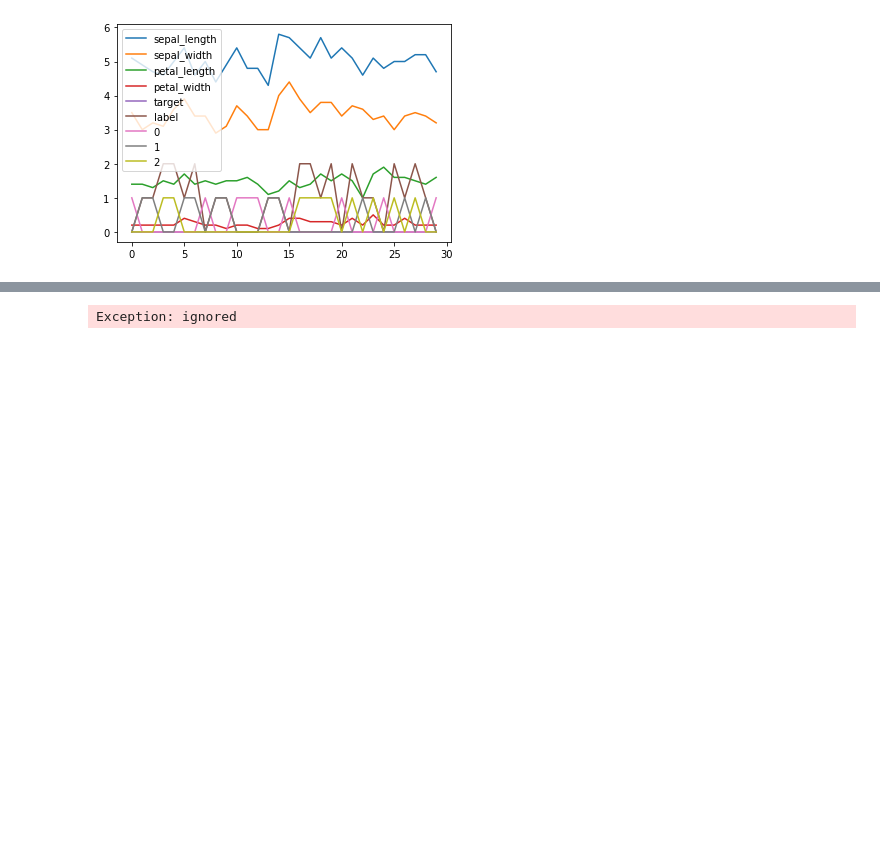
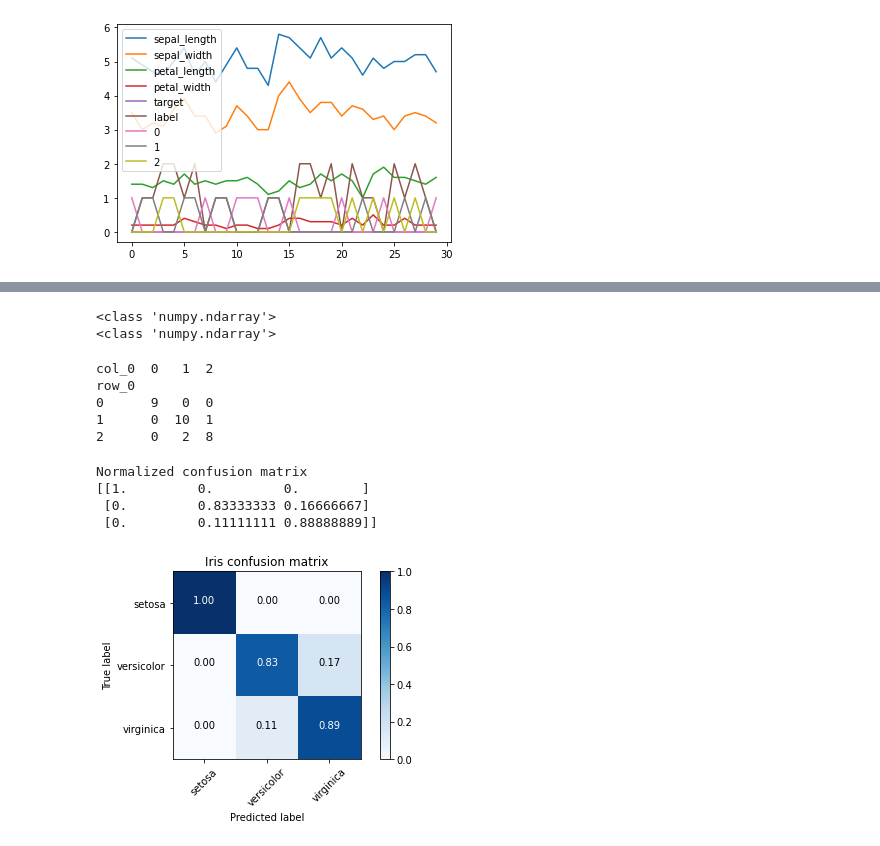
Before and after one commit to jumbokh/nknu-class, a Jupyter notebook: notebook/Keras_6_1_a_iris.ipynb, the cells around one changed output, grey strips where cells are left out. Cells and saved outputs as stored; diff of their text form; code cells hidden in the pictures; blank space fills up the shorter version.

```diff
--- a/notebook/Keras_6_1_a_iris.ipynb
+++ b/notebook/Keras_6_1_a_iris.ipynb
@@ -128,7 +115,39 @@ ValueError: ignored
+# %%
+import numpy as np
+
+class Encoder(object):
+    def __init__(self,class_number,start_with=0):
+        self._start_with = 0
+        self._n_class = class_number
+        self.y = np.zeros(self._n_class,dtype=float)
+
+    def one_hot_encode(self,x):
+        self.y[x - self._start_with] = 1
+        return self.y
+
+    def label(self,X):
+        return np.argmax(X) + self._start_with
+# %%
+encoder = Encoder(3)
+y_pred = []
+for yh in Y_pred:
+  a = encoder.label(yh)
+  y_pred.append(a)
+ypred = np.array(y_pred)
+# %%
+print(type(ypred))
+print(type(Y_target))
+# %% [output]
+<class 'numpy.ndarray'>
+<class 'numpy.ndarray'>
 # %%
 # 顯示混淆矩陣
-tb = pd.crosstab(df['label'], Y_pred)
+tb = pd.crosstab(ypred,Y_target)
 print(tb)
 #tb.to_html("Ch6_1_3.html")
 # %% [output]
-Exception: ignored
+col_0  0   1  2
+row_0
+0      9   0  0
+1      0  10  1
+2      0   2  8
@@ -134,0 +195,19 @@ Exception: ignored
+# %%
+'''
+setosa: 山鳶尾
+versicolor: 變色鳶尾
+virginica: 維吉尼亞鳶尾
+'''
+target_names = ['setosa','versicolor','virginica']
+plt.figure()
+cnf_matrix = confusion_matrix(Y_target, ypred)
+plot_confusion_matrix(cnf_matrix, classes=target_names,normalize=True,
+                    title="Iris" + ' confusion matrix')
+
+plt.show()
+# %% [output]
+Normalized confusion matrix
+[[1.         0.         0.        ]
+ [0.         0.83333333 0.16666667]
+ [0.         0.11111111 0.88888889]]
+[figure, added]
```
Also changed, not shown: parts of 4 cells of this notebook.
